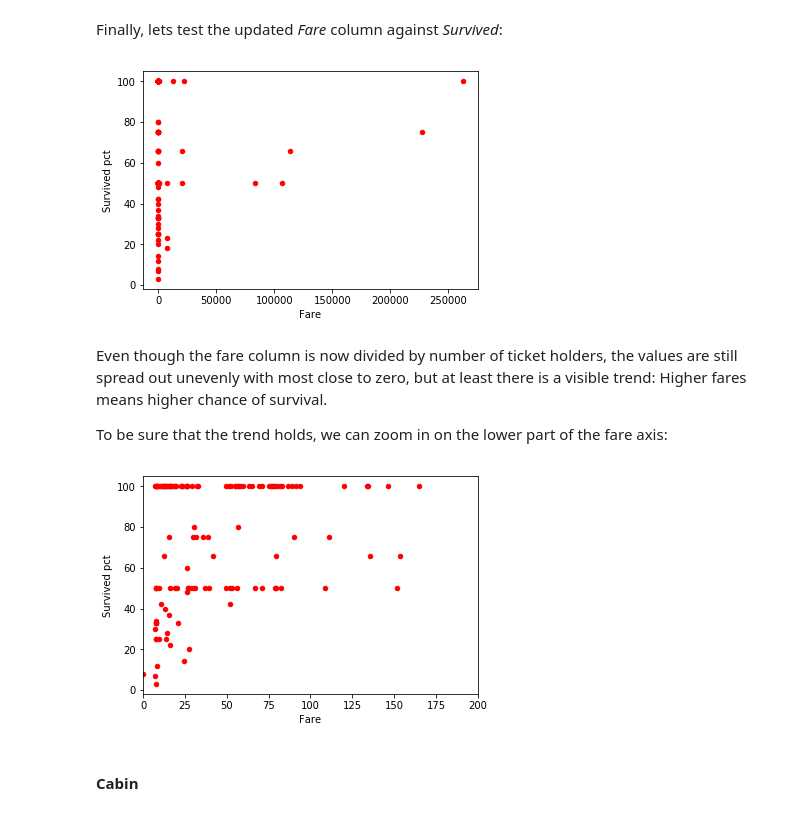
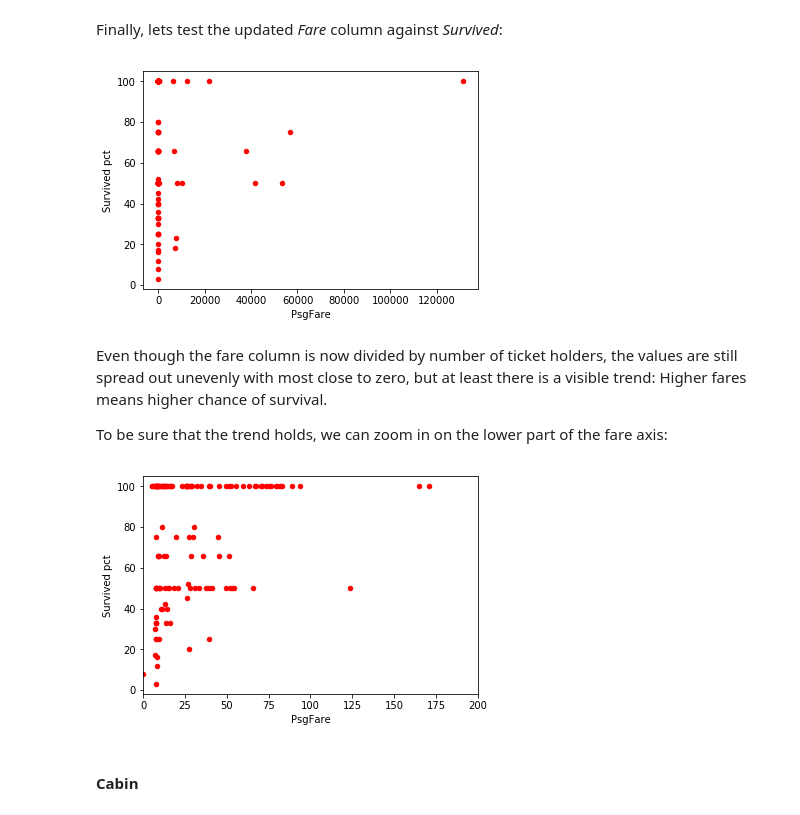
Before and after one commit to nielswadsholt/ml-exam, a Jupyter notebook: ml_exam_exercise2.ipynb, the cells around one changed output. Cells and saved outputs as stored; diff of their text form; code cells hidden in the pictures.

```diff
--- a/ml_exam_exercise2.ipynb
+++ b/ml_exam_exercise2.ipynb
@@ -411,8 +412,8 @@ data[['Survived', 'Ticket', 'PsgFare']].head(10)
 # %% [markdown]
 Finally, lets test the updated *Fare* column against *Survived*:
 # %%
-survivors_by_fare = data[data['Survived'] == 1]['Fare'].value_counts()
-all_by_fare = data['Fare'].value_counts()
+survivors_by_fare = data[data['Survived'] == 1]['PsgFare'].value_counts()
+all_by_fare = data['PsgFare'].value_counts()
 survived_pct_by_fare = survivors_by_fare.copy()
 # %%
 for key in survivors_by_fare.keys():
@@ -421,25 +422,25 @@ for key in survivors_by_fare.keys():
 # survived_pct_by_fare
 # %%
 plt.scatter(survived_pct_by_fare.index, survived_pct_by_fare, color='red', s=20)
-plt.xlabel('Fare')
+plt.xlabel('PsgFare')
 plt.ylabel('Survived pct')
 
 plt.show()
 # %% [output]
-[figure, old version]
+[figure, new version]
 # %% [markdown]
 Even though the fare column is now divided by number of ticket holders, the values are still spread out unevenly with most close to zero, but at least there is a visible trend: Higher fares means higher chance of survival.
 
 To be sure that the trend holds, we can zoom in on the lower part of the fare axis:
 # %%
 plt.scatter(survived_pct_by_fare.index, survived_pct_by_fare, color='red', s=20)
-plt.xlabel('Fare')
+plt.xlabel('PsgFare')
 plt.ylabel('Survived pct')
 plt.gca().set_xlim(0,200)
 
 plt.show()
 # %% [output]
-[figure, old version]
+[figure, new version]
 # %% [markdown]
 #### Cabin
 # %% [markdown]
```
Also changed, not shown: parts of 8 cells of this notebook, 2 other files.
